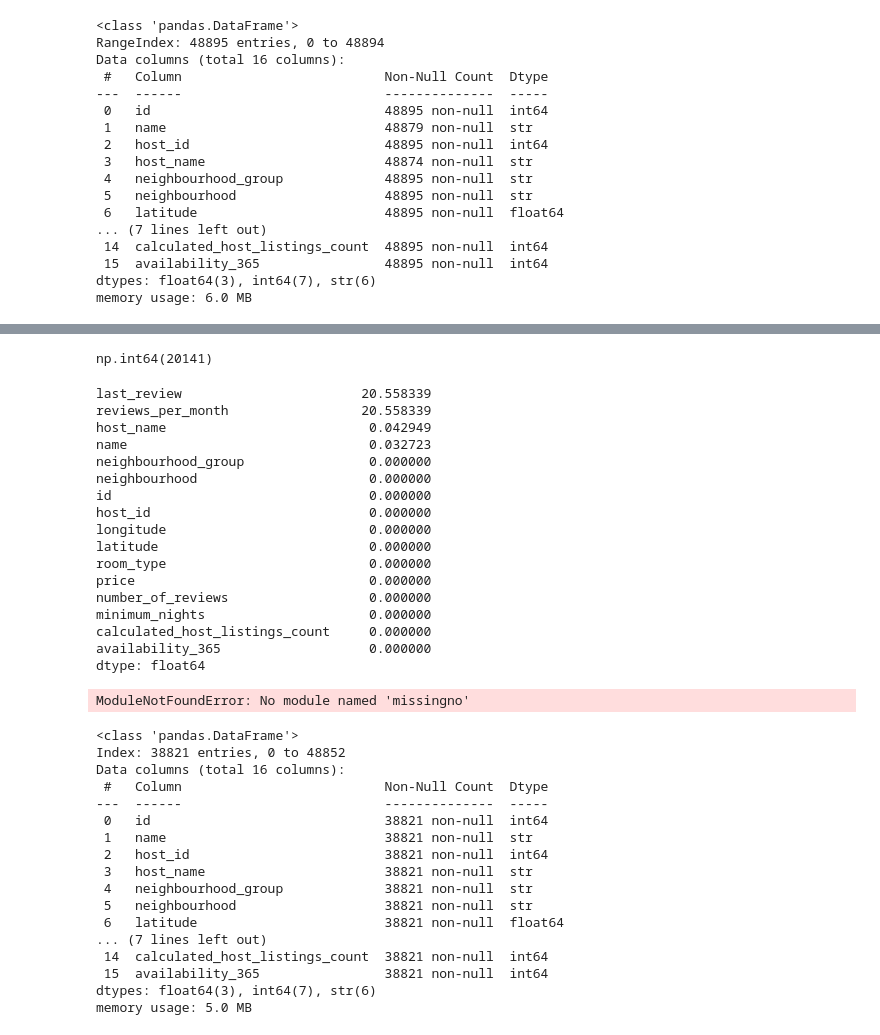
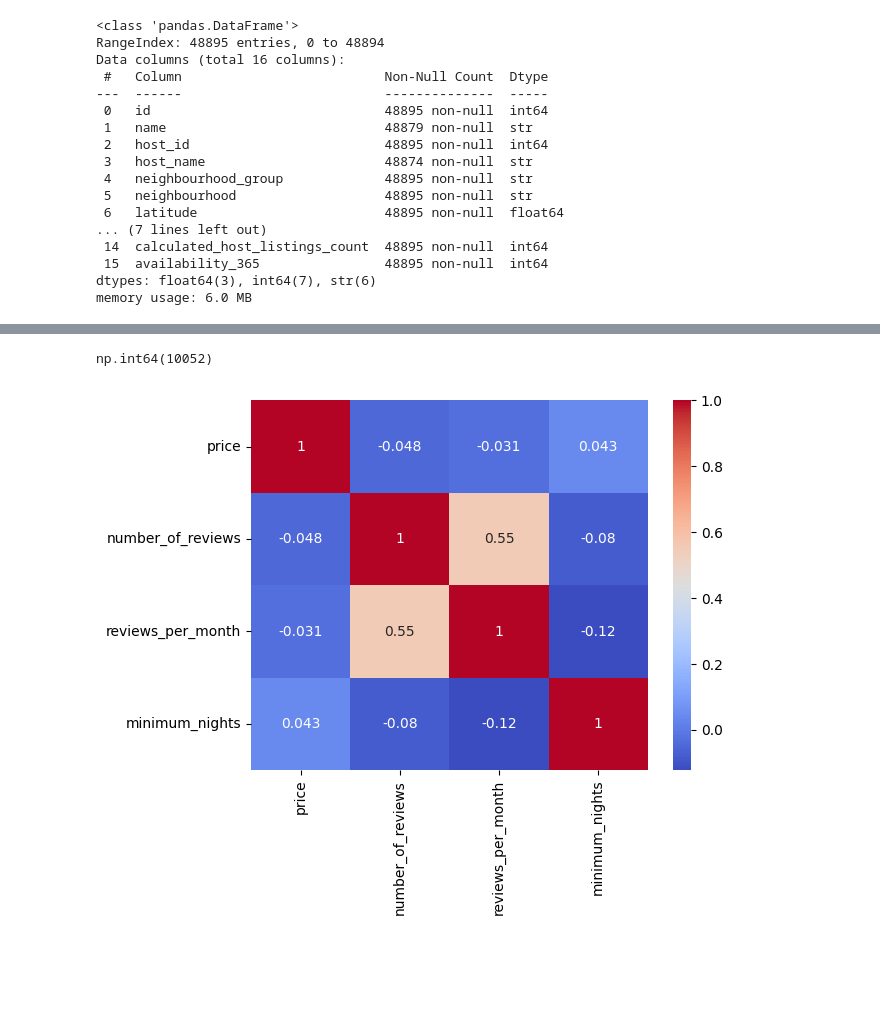
Before and after one commit to 4GeeksAcademy/ekbalam11-machine-learning, a Jupyter notebook: src/00-eda-airbnb-ny.ipynb, the cells around one changed output, grey strips where cells are left out. Drawn from its saved outputs; the diff is of its cells as text; code cells hidden in the pictures; blank space fills up the shorter version.

```diff
--- a/src/00-eda-airbnb-ny.ipynb
+++ b/src/00-eda-airbnb-ny.ipynb
@@ -69,0 +62,3 @@ dtype: object
+# %%
+filtered_df = df[['price','room_type','number_of_reviews','reviews_per_month','neighbourhood_group','minimum_nights']]
+filtered_df.info()
@@ -70,56 +79,15 @@ dtype: object
 # %%
 #show total Nan
-df.isna().sum().sum()
+filtered_df.isna().sum().sum()
 # %% [output]
-np.int64(20141)
+np.int64(10052)
-# %%
-#show Nan for each column
-df.isna().sum()
-#sorting descending in percentage
-(df.isna().sum() / len(df) * 100).sort_values(ascending=False)
-# %% [output]
-last_review                       20.558339
-reviews_per_month                 20.558339
-host_name                          0.042949
-name                               0.032723
-neighbourhood_group                0.000000
-neighbourhood                      0.000000
-id                                 0.000000
-host_id                            0.000000
-longitude                          0.000000
-latitude                           0.000000
-room_type                          0.000000
-price                              0.000000
-number_of_reviews                  0.000000
-minimum_nights                     0.000000
-calculated_host_listings_count     0.000000
-availability_365                   0.000000
-dtype: float64
-# %%
-#graphical approach to missing values:
-import missingno as msno
-msno.matrix(df, labels = True, sort = "descending")
-# %% [output]
-ModuleNotFoundError: No module named 'missingno'
-# %%
-#Drop rows with Nan/Null values
-clean_data = df.dropna()
-clean_data.info()
-# %% [output]
-<class 'pandas.DataFrame'>
-Index: 38821 entries, 0 to 48852
-Data columns (total 16 columns):
- #   Column                          Non-Null Count  Dtype
----  ------                          --------------  -----
- 0   id                              38821 non-null  int64
- 1   name                            38821 non-null  str
- 2   host_id                         38821 non-null  int64
- 3   host_name                       38821 non-null  str
- 4   neighbourhood_group             38821 non-null  str
- 5   neighbourhood                   38821 non-null  str
- 6   latitude                        38821 non-null  float64
-... (7 lines left out)
- 14  calculated_host_listings_count  38821 non-null  int64
- 15  availability_365                38821 non-null  int64
-dtypes: float64(3), int64(7), str(6)
-memory usage: 5.0 MB
+# %%
+import matplotlib.pyplot as plt
+import seaborn as sns
+
+corr_matrix = filtered_df.corr(numeric_only=True)
+
+sns.heatmap(corr_matrix, annot=True, cmap="coolwarm")
+plt.show()
+# %% [output]
+[figure, added]
```
Also changed, not shown: parts of 19 cells of this notebook.
